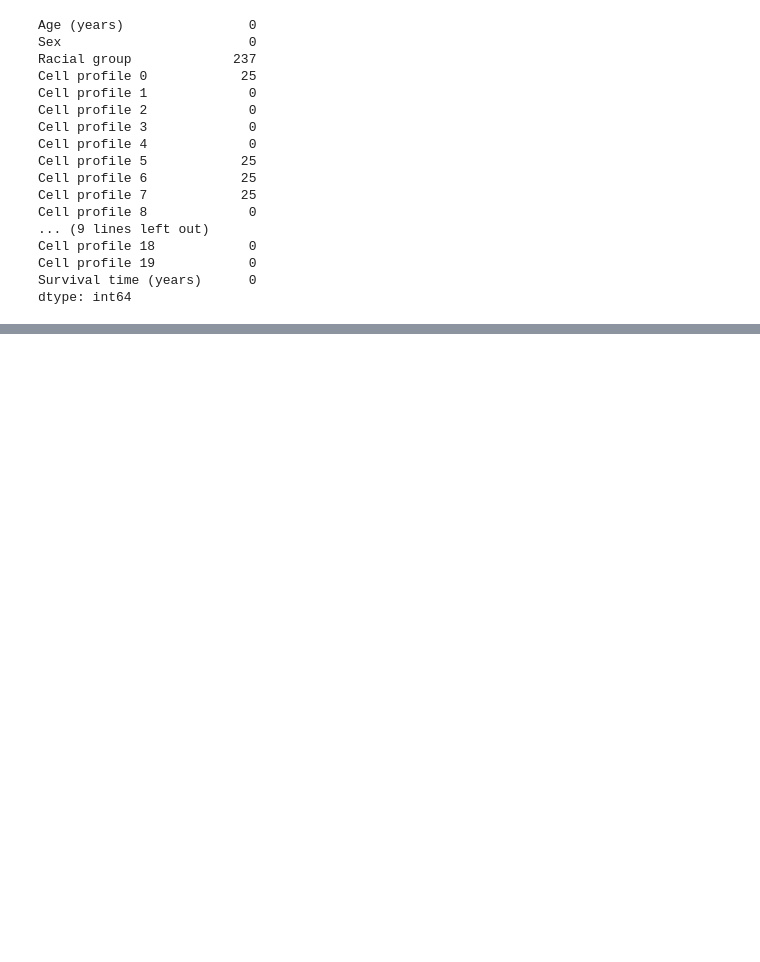
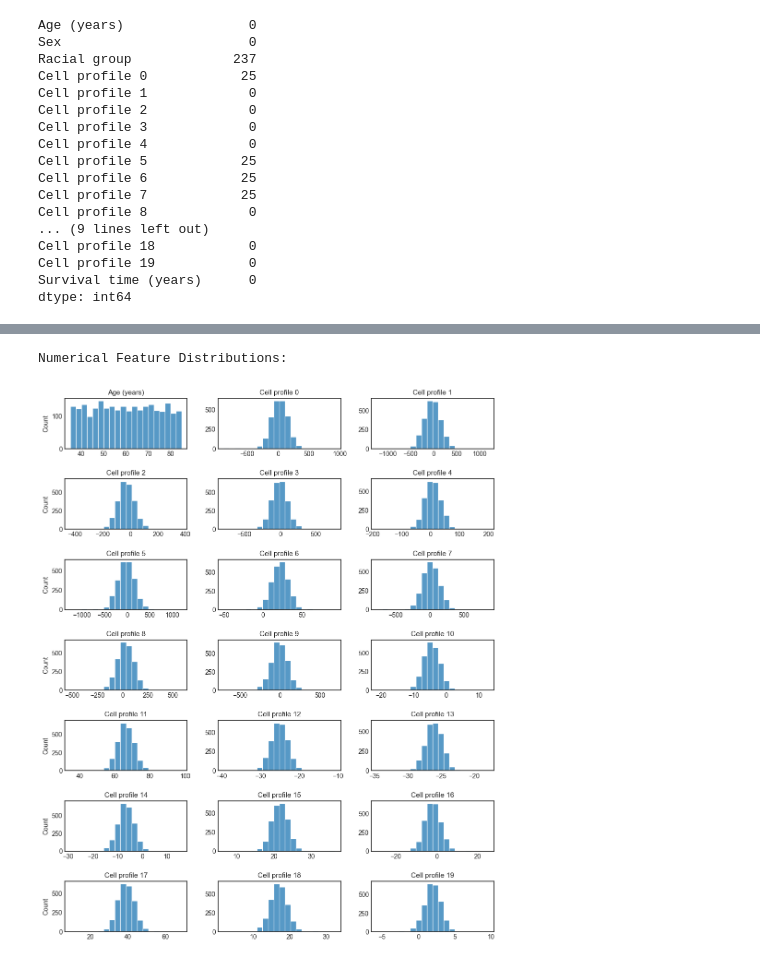
Before and after one commit to BrentonGraham/biomedical-ml-anschutz, a Jupyter notebook: 2. Real World Regression/RealWorldRegression.ipynb, the cells around one changed output, grey strips where cells are left out. Saved outputs shown, nothing was run; the diff lists cells and outputs as text; code cells hidden in the pictures; blank space fills up the shorter version.

```diff
--- a/2. Real World Regression/RealWorldRegression.ipynb
+++ b/2. Real World Regression/RealWorldRegression.ipynb
@@ -752,0 +203,4 @@ strong multicollinearity problems or that the design matrix is singular.
+# %%
+# Split df into target/features
+target = 'Survival time (years)'
+x, y = xy_split(df=data, target='Survival time (years)', to_numpy=False)
@@ -752,0 +231,7 @@ strong multicollinearity problems or that the design matrix is singular.
+# %%
+# Plot numeric feature distributions
+print('\nNumerical Feature Distributions:\n')
+num_feature_dist_plot(df=x, n_col=3, fig_width=12, fig_height=15, hspace=0.6, wspace=0.25)
+# %% [output]
+Numerical Feature Distributions:
+[figure, added]
```
Also changed, not shown: parts of 114 cells of this notebook.
